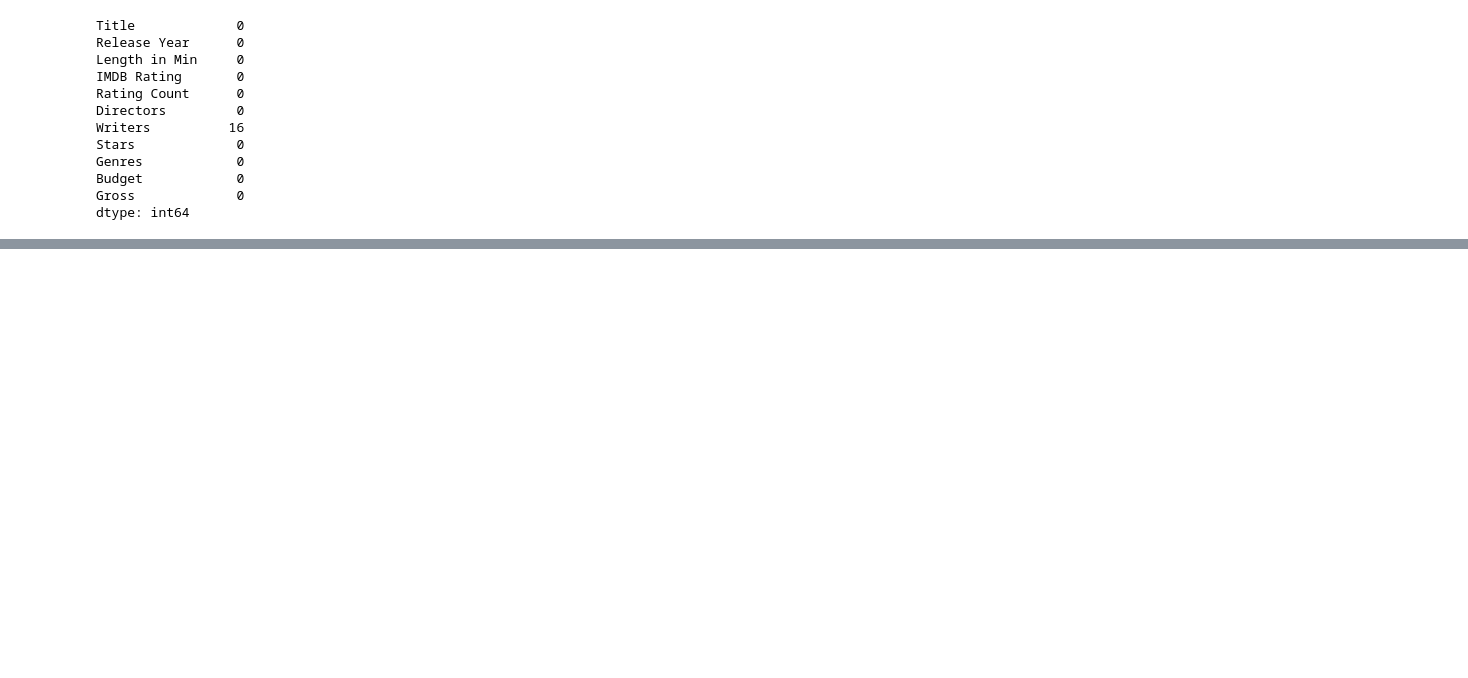
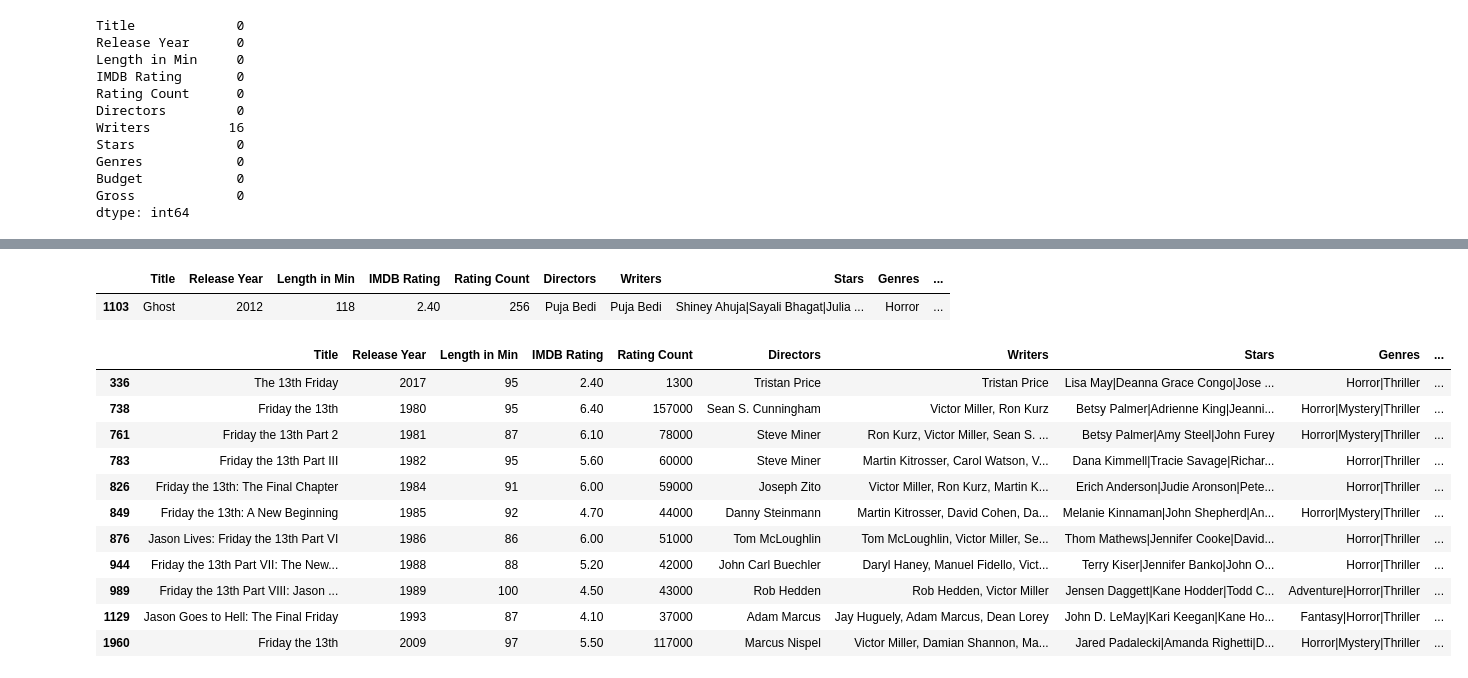
Before and after one commit to GuiNGBarros/DataStudies, a Jupyter notebook: PROJECT_HORRORMOVIES/Limpeza e análise.ipynb, the cells around one changed output, grey strips where cells are left out. Drawn from its saved outputs; the diff is of its cells as text; code cells hidden in the pictures; blank space fills up the shorter version.

```diff
--- a/PROJECT_HORRORMOVIES/Limpeza e análise.ipynb
+++ b/PROJECT_HORRORMOVIES/Limpeza e análise.ipynb
@@ -147,0 +134,20 @@ O arquivo foi salvo no diretório: D:\Guilherme Barros\GitHub\DataStudies\PROJEC
+# %%
+dfilmes[dfilmes['Title'] == 'Ghost']
+# %% [output]
+|  | Title | Release Year | Length in Min | IMDB Rating | Rating Count | Directors | Writers | Stars | Genres | ... |
+| 1103 | Ghost | 2012 | 118 | 2.40 | 256 | Puja Bedi | Puja Bedi | Shiney Ahuja|Sayali Bhagat|Julia ... | Horror | ... |
+# %%
+ dfilmes[dfilmes['Title'].str.contains('friday', case=False)]
+# %% [output]
+|  | Title | Release Year | Length in Min | IMDB Rating | Rating Count | Directors | Writers | Stars | Genres | ... |
+| 336 | The 13th Friday | 2017 | 95 | 2.40 | 1300 | Tristan Price | Tristan Price | Lisa May|Deanna Grace Congo|Jose ... | Horror|Thriller | ... |
+| 738 | Friday the 13th | 1980 | 95 | 6.40 | 157000 | Sean S. Cunningham | Victor Miller, Ron Kurz | Betsy Palmer|Adrienne King|Jeanni... | Horror|Mystery|Thriller | ... |
+| 761 | Friday the 13th Part 2 | 1981 | 87 | 6.10 | 78000 | Steve Miner | Ron Kurz, Victor Miller, Sean S. ... | Betsy Palmer|Amy Steel|John Furey | Horror|Mystery|Thriller | ... |
+| 783 | Friday the 13th Part III | 1982 | 95 | 5.60 | 60000 | Steve Miner | Martin Kitrosser, Carol Watson, V... | Dana Kimmell|Tracie Savage|Richar... | Horror|Thriller | ... |
+| 826 | Friday the 13th: The Final Chapter | 1984 | 91 | 6.00 | 59000 | Joseph Zito | Victor Miller, Ron Kurz, Martin K... | Erich Anderson|Judie Aronson|Pete... | Horror|Thriller | ... |
+| 849 | Friday the 13th: A New Beginning | 1985 | 92 | 4.70 | 44000 | Danny Steinmann | Martin Kitrosser, David Cohen, Da... | Melanie Kinnaman|John Shepherd|An... | Horror|Mystery|Thriller | ... |
+| 876 | Jason Lives: Friday the 13th Part VI | 1986 | 86 | 6.00 | 51000 | Tom McLoughlin | Tom McLoughlin, Victor Miller, Se... | Thom Mathews|Jennifer Cooke|David... | Horror|Thriller | ... |
+| 944 | Friday the 13th Part VII: The New... | 1988 | 88 | 5.20 | 42000 | John Carl Buechler | Daryl Haney, Manuel Fidello, Vict... | Terry Kiser|Jennifer Banko|John O... | Horror|Thriller | ... |
+| 989 | Friday the 13th Part VIII: Jason ... | 1989 | 100 | 4.50 | 43000 | Rob Hedden | Rob Hedden, Victor Miller | Jensen Daggett|Kane Hodder|Todd C... | Adventure|Horror|Thriller | ... |
+| 1129 | Jason Goes to Hell: The Final Friday | 1993 | 87 | 4.10 | 37000 | Adam Marcus | Jay Huguely, Adam Marcus, Dean Lorey | John D. LeMay|Kari Keegan|Kane Ho... | Fantasy|Horror|Thriller | ... |
+| 1960 | Friday the 13th | 2009 | 97 | 5.50 | 117000 | Marcus Nispel | Victor Miller, Damian Shannon, Ma... | Jared Padalecki|Amanda Righetti|D... | Horror|Mystery|Thriller | ... |
```
Also changed, not shown: parts of 10 cells of this notebook, 1 other file.
